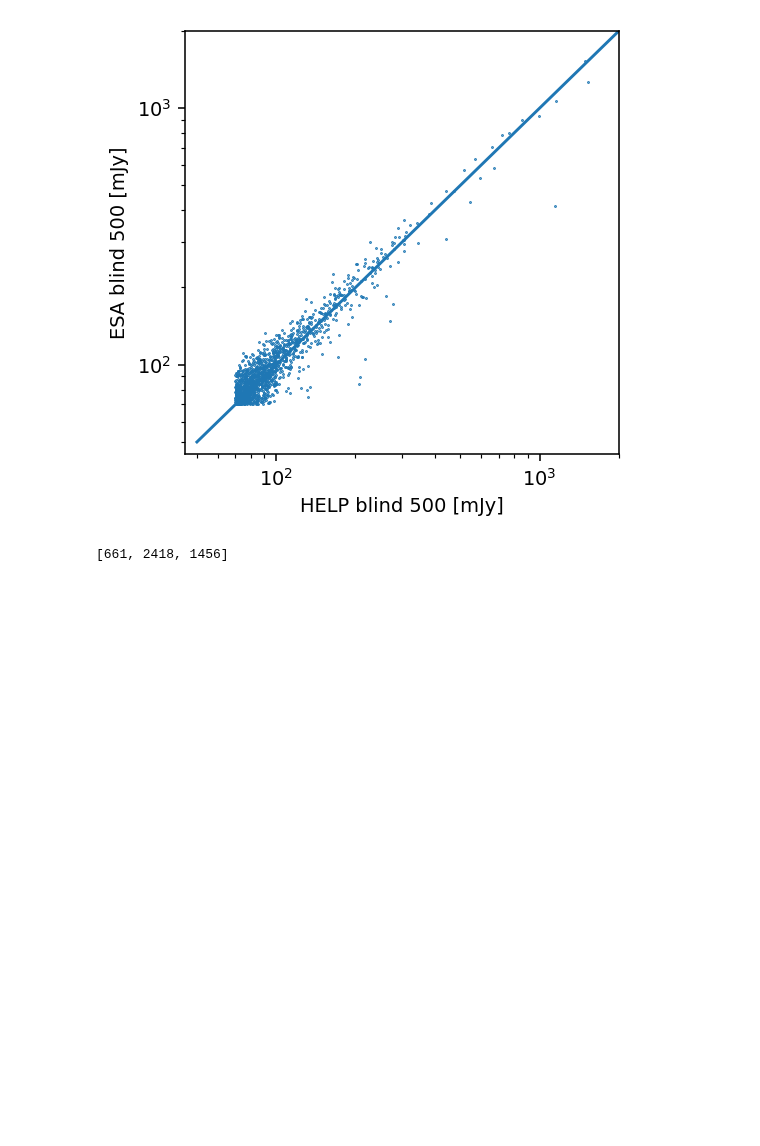
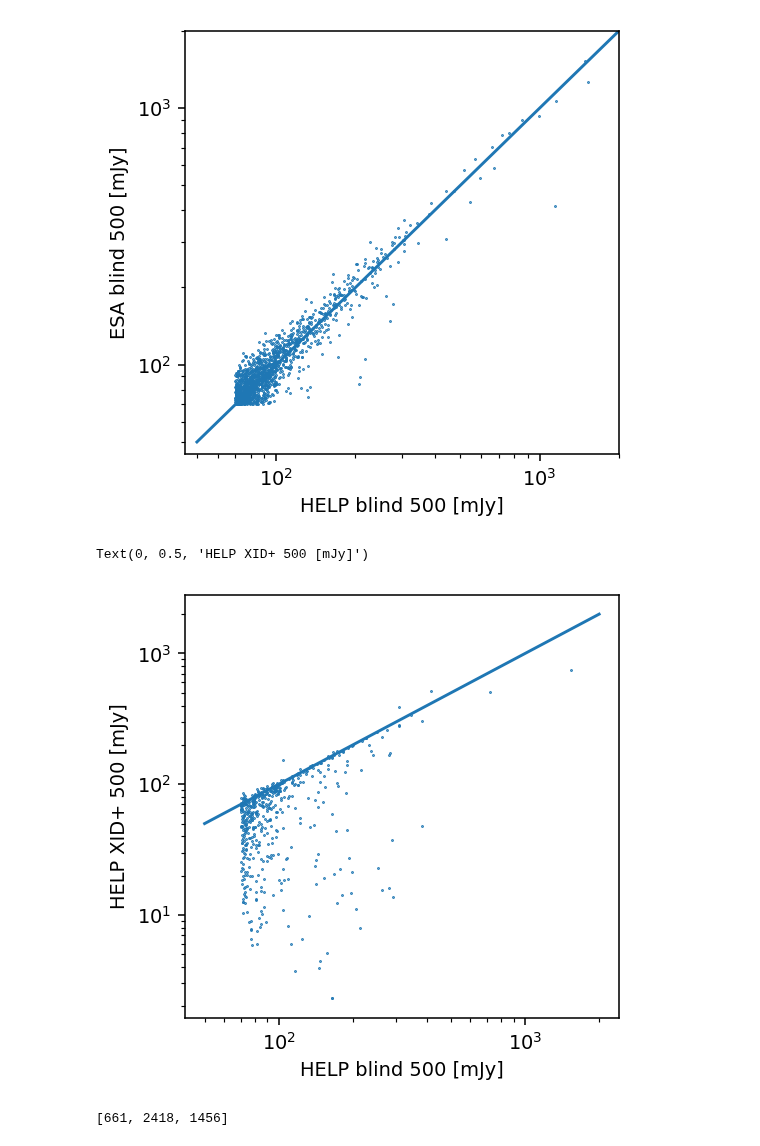
Before and after one commit to H-E-L-P/dmu_products, a Jupyter notebook: dmu22/dmu22_red_source/2_Investigate_red_objects.ipynb, the cells around one changed output. Drawn from its saved outputs; the diff is of its cells as text; code cells hidden in the pictures; blank space fills up the shorter version.

```diff
--- a/dmu22/dmu22_red_source/2_Investigate_red_objects.ipynb
+++ b/dmu22/dmu22_red_source/2_Investigate_red_objects.ipynb
@@ -272,6 +337,20 @@ plt.ylabel('ESA blind 500 [mJy]')
 # %% [output]
 Text(0, 0.5, 'ESA blind 500 [mJy]')
 [figure]
+# %%
+m = (master_catalogue['blind_F_SPIRE_500'] > 0) & (master_catalogue['help_f_spire_500'] > 0)
+plt.figure(1, figsize=(4, 4), dpi=140)
+plt.scatter(master_catalogue['blind_F_SPIRE_500'][m], master_catalogue['help_f_spire_500'][m], s=0.2)
+plt.plot([50,2000],[50,2000])
+plt.xscale('log')
+plt.yscale('log')
+#plt.xlim([45,2000])
+#plt.ylim([45,2000])
+plt.xlabel('HELP blind 500 [mJy]')
+plt.ylabel('HELP XID+ 500 [mJy]')
+# %% [output]
+Text(0, 0.5, 'HELP XID+ 500 [mJy]')
+[figure, added]
 # %%
 [np.sum((master_catalogue['blind_F_SPIRE_500'] > 0) &  ~(master_catalogue['esa_fluxsus'] > 0)), #HELP only
     np.sum(~(master_catalogue['blind_F_SPIRE_500'] > 0) &  (master_catalogue['esa_fluxsus'] > 0)),     #ESA only
```
Also changed, not shown: parts of 17 cells of this notebook.
